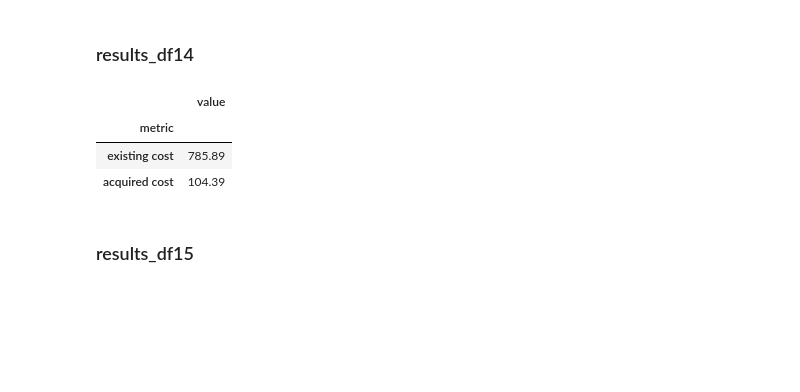
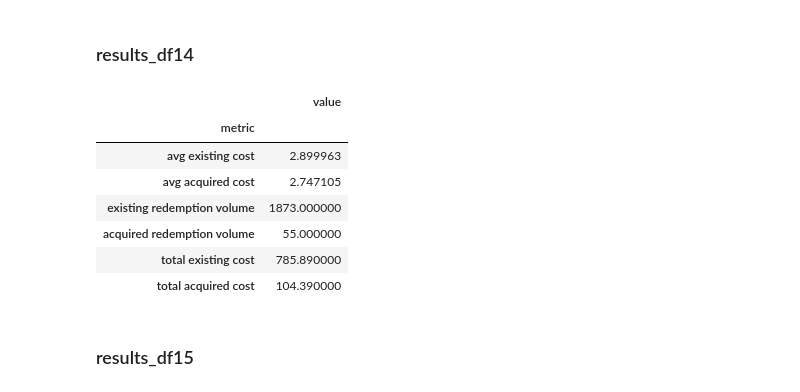
Before and after one commit to tryflux/adhoc-analysis, a Jupyter notebook: src/insights_product/offers_new_customers/metrics_results.ipynb, the cells around one changed output. Saved outputs shown, nothing was run; the diff lists cells and outputs as text; code cells hidden in the pictures; blank space fills up the shorter version.

```diff
--- a/src/insights_product/offers_new_customers/metrics_results.ipynb
+++ b/src/insights_product/offers_new_customers/metrics_results.ipynb
@@ -934,18 +958,27 @@ results_df13
 #get the cost in terms of the discount given out to the existing and acquired customer gorups
 existing_redeemer_receipts = df_live[(df_live.acquired_previous.isin(['previous']))&(df_live.redemption_segment.isin(['redeemer']))&(df_live.week_start.isin(week_start_list))]['receipt_id'].unique()
 existing_cost = (df_offer[df_offer['receipt_id'].isin(existing_redeemer_receipts)]['price']*-1).sum()/100
+avg_existing_cost = (df_offer[df_offer['receipt_id'].isin(existing_redeemer_receipts)]['price']*-1).mean()/100
+existing_redemption_volume = len(existing_redeemer_receipts)
 acquired_redeemer_receipts = df_live[(df_live.acquired_previous.isin(['acquired']))&(df_live.week_start.isin(week_start_list))]['receipt_id'].unique()
 acquired_cost = (df_offer[df_offer['receipt_id'].isin(acquired_redeemer_receipts)]['price']*-1).sum()/100
+avg_acquired_cost = (df_offer[df_offer['receipt_id'].isin(acquired_redeemer_receipts)]['price']*-1).mean()/100
+acquired_redemption_volume = len(acquired_redeemer_receipts)
 # %%
-results_df14 = pd.DataFrame([existing_cost,acquired_cost],index = ['existing cost','acquired cost'])
+results_df14 = pd.DataFrame([avg_existing_cost,avg_acquired_cost,existing_redemption_volume,acquired_redemption_volume,existing_cost,acquired_cost]
+                            ,index = ['avg existing cost','avg acquired cost','existing redemption volume','acquired redemption volume','total existing cost','total acquired cost'])
 results_df14.rename_axis('metric', inplace = True)
 results_df14.columns = ['value']
 results_df14
 # %% [output]
 |  | value |
 | metric |  |
-| existing cost | 785.89 |
-| acquired cost | 104.39 |
+| avg existing cost | 2.899963 |
+| avg acquired cost | 2.747105 |
+| existing redemption volume | 1873.000000 |
+| acquired redemption volume | 55.000000 |
+| total existing cost | 785.890000 |
+| total acquired cost | 104.390000 |
 # %% [markdown]
 ### results_df15
 # %%
```
Also changed, not shown: parts of 47 cells of this notebook.
